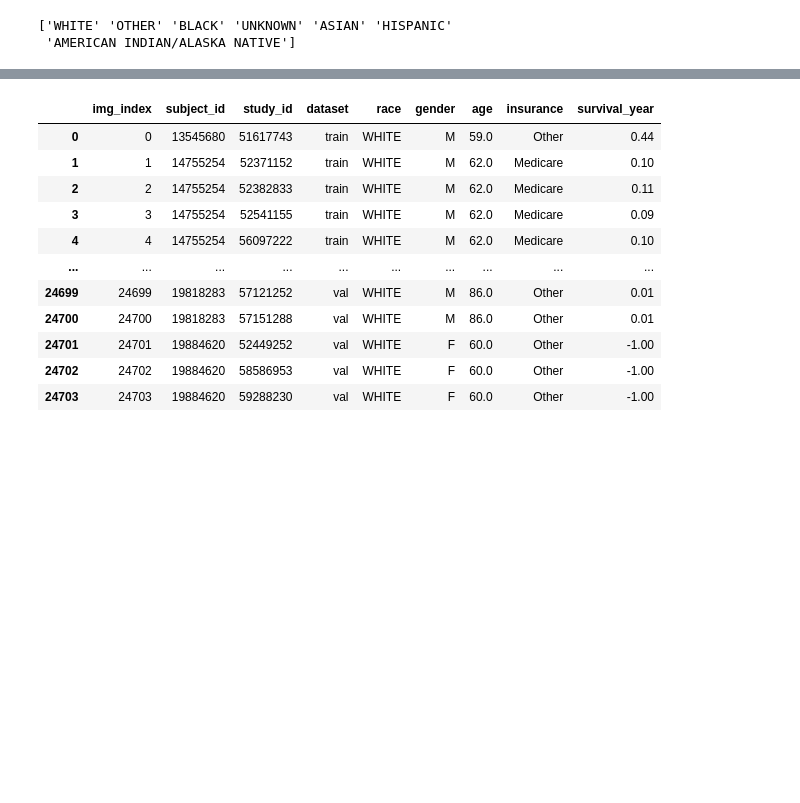
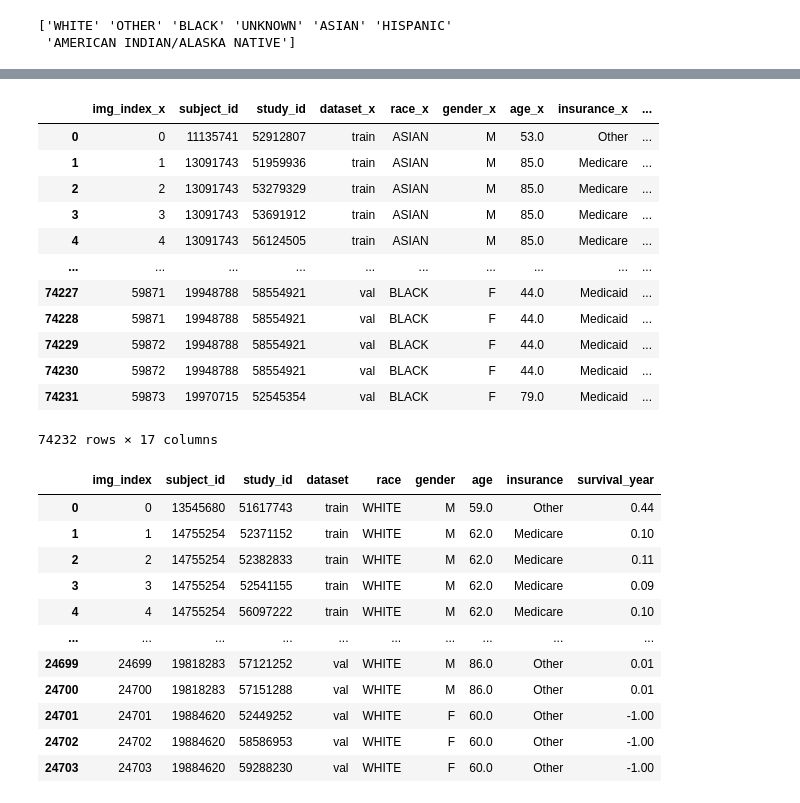
Before and after one commit to Anthonyma0706/CXR_MIMIC_CV, a Jupyter notebook: data_processing.ipynb, the cells around one changed output, grey strips where cells are left out. Drawn from its saved outputs; the diff is of its cells as text; code cells hidden in the pictures; blank space fills up the shorter version.

```diff
--- a/data_processing.ipynb
+++ b/data_processing.ipynb
@@ -159,3 +212,19 @@ Error:
+# %%
+pd.merge(df_info, df_no_finding_1121,on=['subject_id','study_id'], how = 'inner')
+# %% [output]
+|  | img_index_x | subject_id | study_id | dataset_x | race_x | gender_x | age_x | insurance_x | ... |
+| 0 | 0 | 11135741 | 52912807 | train | ASIAN | M | 53.0 | Other | ... |
+| 1 | 1 | 13091743 | 51959936 | train | ASIAN | M | 85.0 | Medicare | ... |
+| 2 | 2 | 13091743 | 53279329 | train | ASIAN | M | 85.0 | Medicare | ... |
+| 3 | 3 | 13091743 | 53691912 | train | ASIAN | M | 85.0 | Medicare | ... |
+| 4 | 4 | 13091743 | 56124505 | train | ASIAN | M | 85.0 | Medicare | ... |
+| ... | ... | ... | ... | ... | ... | ... | ... | ... | ... |
+| 74227 | 59871 | 19948788 | 58554921 | val | BLACK | F | 44.0 | Medicaid | ... |
+| 74228 | 59871 | 19948788 | 58554921 | val | BLACK | F | 44.0 | Medicaid | ... |
+| 74229 | 59872 | 19948788 | 58554921 | val | BLACK | F | 44.0 | Medicaid | ... |
+| 74230 | 59872 | 19948788 | 58554921 | val | BLACK | F | 44.0 | Medicaid | ... |
+| 74231 | 59873 | 19970715 | 52545354 | val | BLACK | F | 79.0 | Medicaid | ... |
+74232 rows × 17 columns
 # %%
 df_info
 # %% [output]
```
Also changed, not shown: parts of 19 cells of this notebook, 1 other file.
